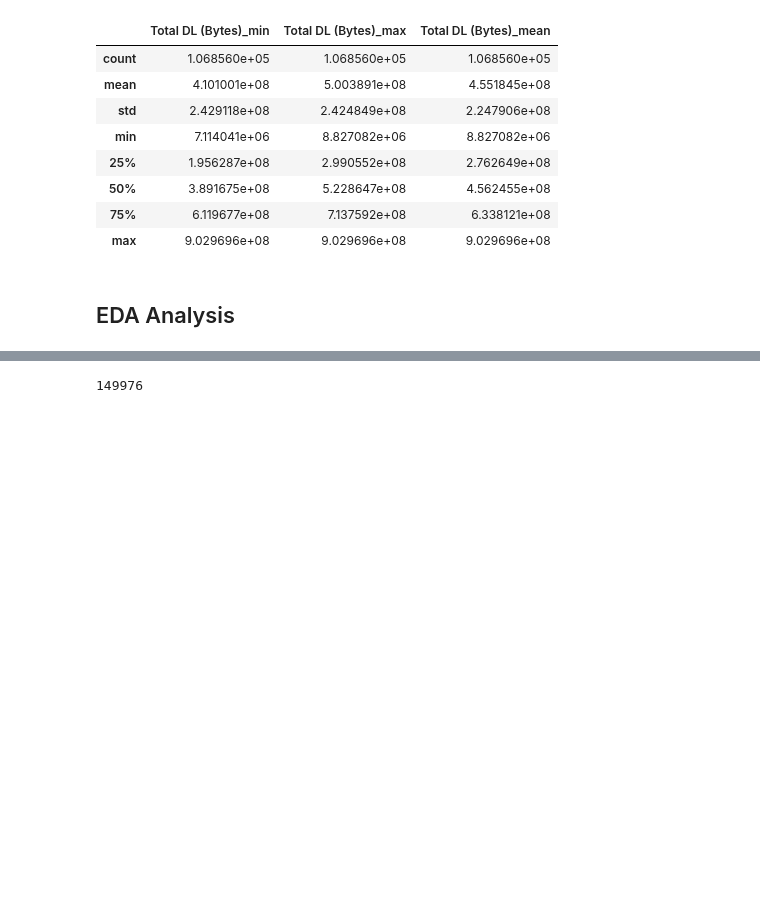
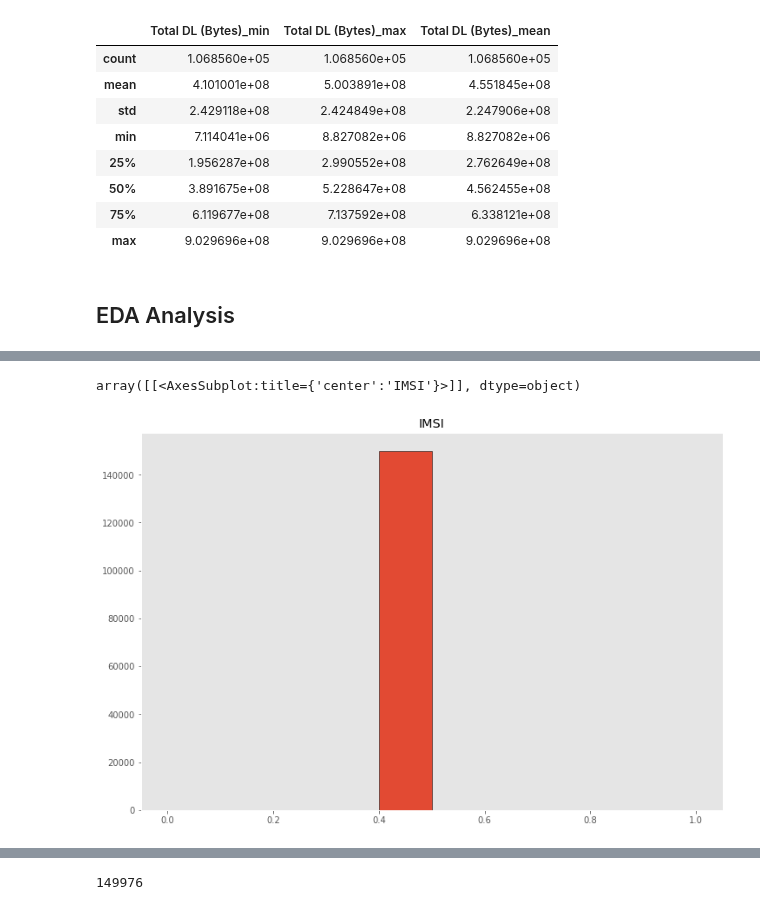
Before and after one commit to tutorialcreation/TelComChallenge, a Jupyter notebook: notebooks/Analysis.ipynb, the cells around one changed output, grey strips where cells are left out. Drawn from its saved outputs; the diff is of its cells as text; code cells hidden in the pictures; blank space fills up the shorter version.

Commit message:
added graphical univariate analysis

```diff
--- a/notebooks/Analysis.ipynb
+++ b/notebooks/Analysis.ipynb
@@ -323,0 +350,30 @@ pd.DataFrame(numeric_df['Start ms'].describe())
+# %%
+# Conduct a Graphical Univariate Analysis by identifying the most suitable plotting options
+# for each variable and interpret your findings.
+
+def graphical_univariate(df,features,type_,opt,x=1):
+    result = None
+    if type_ == "numeric":
+        for i,key in enumerate(features):
+            if i == x:
+                if opt == 'box':
+                    return df.boxplot(column=[key], grid=False, color='blue')
+                elif opt == 'hist':
+                    return df.hist(column=[key], grid=False, edgecolor='black')
+                elif opt == 'curve':
+                    return sns.kdeplot(df[key])
+    if type_ == "categorical":
+        for i,key in enumerate(features):
+            if i == x:
+                if opt == 'box':
+                    return df.boxplot(column=[key], grid=False, color='black')
+                elif opt == 'hist':
+                    return df.hist(column=[key], grid=False, edgecolor='black')
+                elif opt == 'curve':
+                    return sns.kdeplot(df[key])
+# %%
+# numeric_df.boxplot(column=["Bearer Id"], grid=False, color='black')
+graphical_univariate(numeric_df,numerical_features,"numeric","hist",x=4)
+# %% [output]
+array([[<AxesSubplot:title={'center':'IMSI'}>]], dtype=object)
+[figure, added]
```
Also changed, not shown: parts of 35 cells of this notebook.
